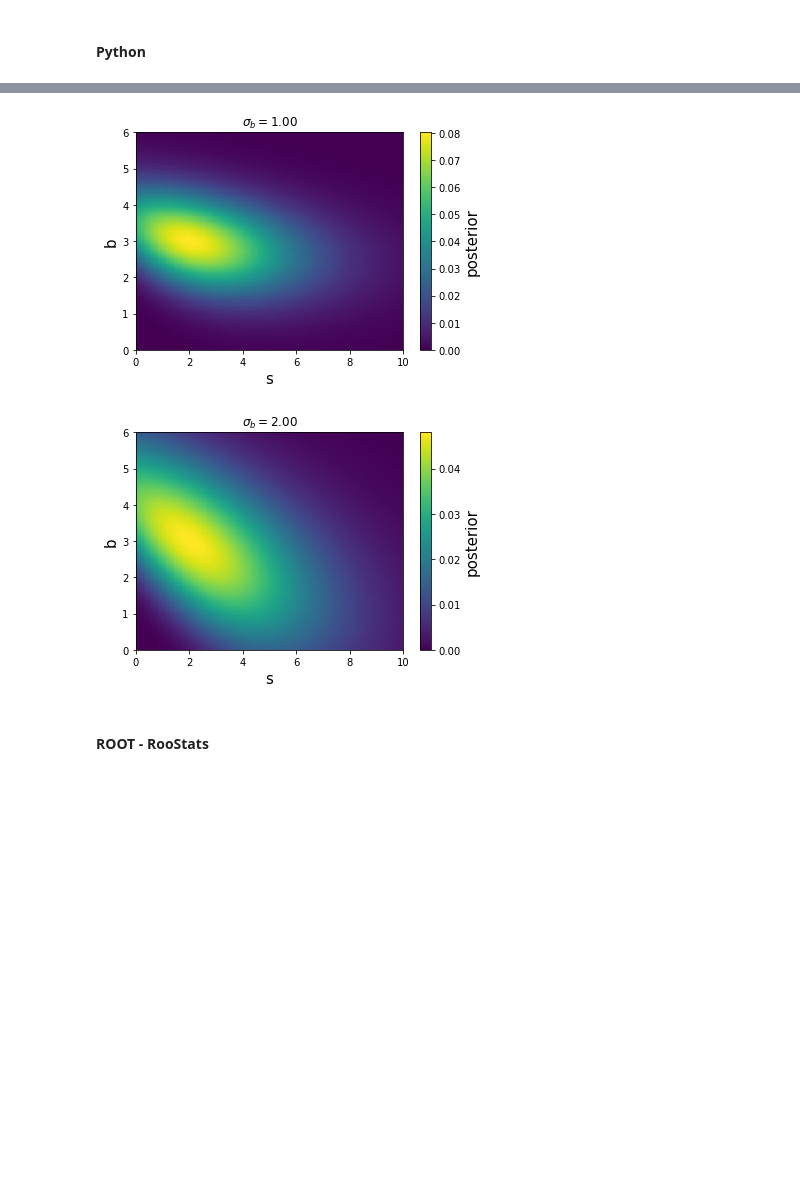
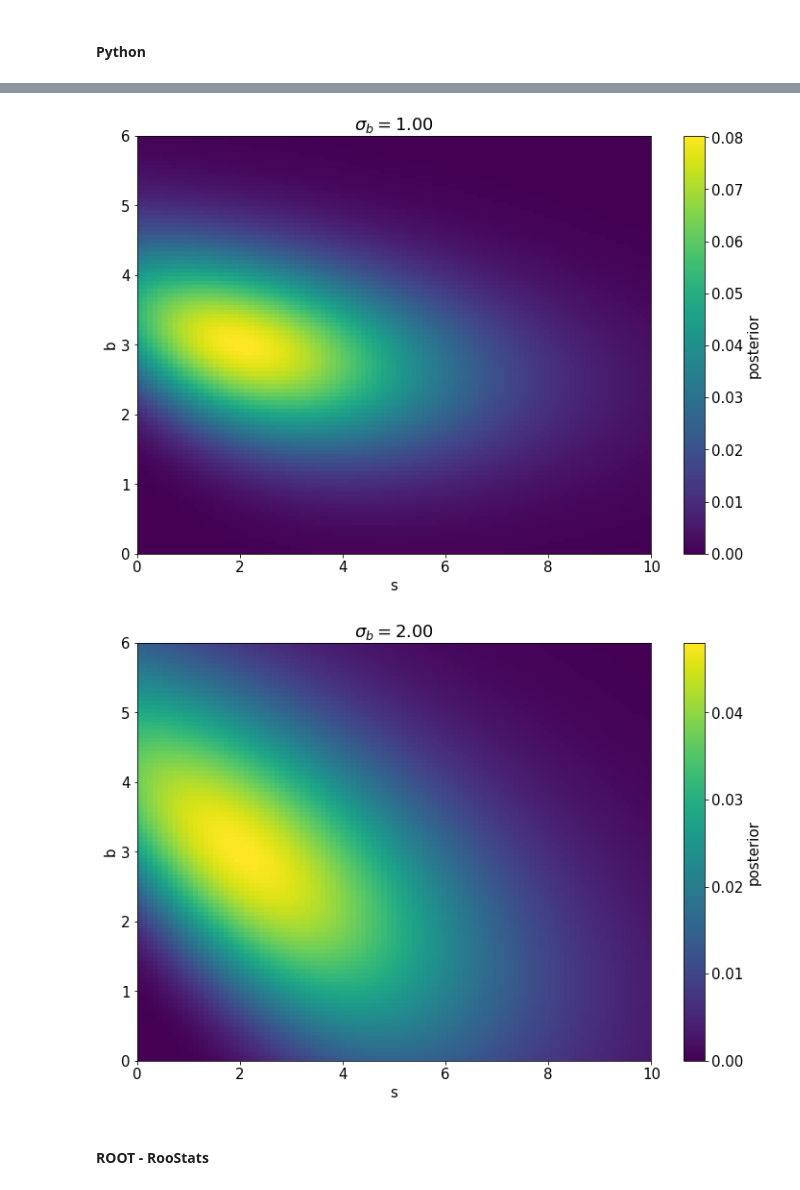
Before and after one commit to amerli90/LecturesMAD22-23, a Jupyter notebook: Counting_experiment.ipynb, the cells around one changed output, grey strips where cells are left out. Drawn from its saved outputs; the diff is of its cells as text; code cells hidden in the pictures; blank space fills up the shorter version.

```diff
--- a/Counting_experiment.ipynb
+++ b/Counting_experiment.ipynb
@@ -30,18 +30,28 @@ from scipy.integrate import cumulative_trapezoid
 def model_poisson(n,s,b):
     return poisson(s+b).pmf(n)
 
-def model_constraint(n,s,b,sigmab):
-    return poisson(s+b).pmf(n)*norm(loc=3,scale=sigmab).pdf(b)
+def prior_b(b,bmu,sigmab):
+    return norm(loc=bmu,scale=sigmab).pdf(b)
+
+def constraint_b(b,bmu,sigmab):
+    return norm(loc=bmu,scale=sigmab).pdf(b)
+
+# prior_b and constraint_b practically equal, conceptually different
+def model_constraint_bayes(n,s,b,b0,sigmab):
+    return model_poisson(n,s,b)*prior_b(b,b0,sigmab)
+
+def model_constraint_freq(n,s,b,b0,sigmab):
+    return model_poisson(n,s,b)*constraint_b(b0,b,sigmab)
 
 def model_poisson_2d(n,x):
     s = x[0]
     b = x[1]
-    return poisson(s+b).pmf(n)
+    return model_poisson(n,s,b)
 
-def model_constraint_2d(n,x,sigmab):
+def model_constraint_2d_freq(n,x,b0,sigmab):
     s = x[0]
     b = x[1]
-    return poisson(s+b).pmf(n)*norm(loc=3,scale=sigmab).pdf(b)
+    return model_constraint_freq(n,s,b,b0,sigmab)
 
 def nll(model,n,s,b,**kwargs):
     return -np.log(model(n,s,b,**kwargs))
@@ -63,7 +73,6 @@ def posterior(model,n,b=None,s=np.linspace(0,10,101),profile_b=False,TwoD = Fals
             for s_i in s:
                 res=minimize(partial(nll,model,n,s_i,**kwargs),x0=(3,),bounds=[(0,np.inf)])
                 optimalb = res.x[0]
-                #integralmodel = quad(partial(model,n,b=optimalb,**kwargs),0,np.inf)[0]
                 post.append(model(n=n,s=s_i,b=optimalb,**kwargs))
             post = np.array(post)
             integralmodel = simpson(post,s)
@@ -79,6 +88,13 @@ def posterior(model,n,b=None,s=np.linspace(0,10,101),profile_b=False,TwoD = Fals
 
 def testStatistic(model,n,s,b,bestNLL,**kwargs):
     return 2*(nll(model=model,n=n,s=s,b=b,**kwargs)-bestNLL)
+# %%
+from matplotlib import pyplot as plt
+plt.rcParams['figure.figsize'] = (12,8)
+plt.rc('xtick',labelsize=15)
+plt.rc('ytick',labelsize=15)
+plt.rc('legend',fontsize=15)
+plt.rc('font',size=15)
 # %% [markdown]
 ## Bayesian approach
 
@@ -238,13 +238,14 @@ RooFit v3.60 -- Developed by Wouter Verkerke and David Kirkby
 #### Python
 # %%
 n = 5
+b0 = 3
 for sigmab in [0.25,1.0,2.0]:
     plt.figure()
     s = np.linspace(0,10,101)
     b = np.linspace(0,6,101)
     sv,bv = np.meshgrid(s,b)
     plt.title(r'$\sigma_b = %.2f$'%sigmab)
-    plt.hist2d(sv.flatten(),bv.flatten(),weights = posterior(model_constraint,n=n,s=s,b=b,sigmab=sigmab,TwoD=True).flatten(),bins=[len(s),len(b)])
+    plt.hist2d(sv.flatten(),bv.flatten(),weights = posterior(model_constraint_bayes,n=n,s=s,b=b,b0=b0,sigmab=sigmab,TwoD=True).flatten(),bins=[len(s),len(b)])
     plt.colorbar().set_label('posterior',fontsize=15)
     plt.xlabel('s',fontsize=15)
     plt.ylabel('b',fontsize=15)
@@ -253,5 +254,5 @@ for sigmab in [0.25,1.0,2.0]:
-[figure, old version]
+[figure, new version]
-[figure, old version]
+[figure, new version]
 # %% [markdown]
 #### ROOT - RooStats
 # %%
```
Also changed, not shown: parts of 13 cells of this notebook.
